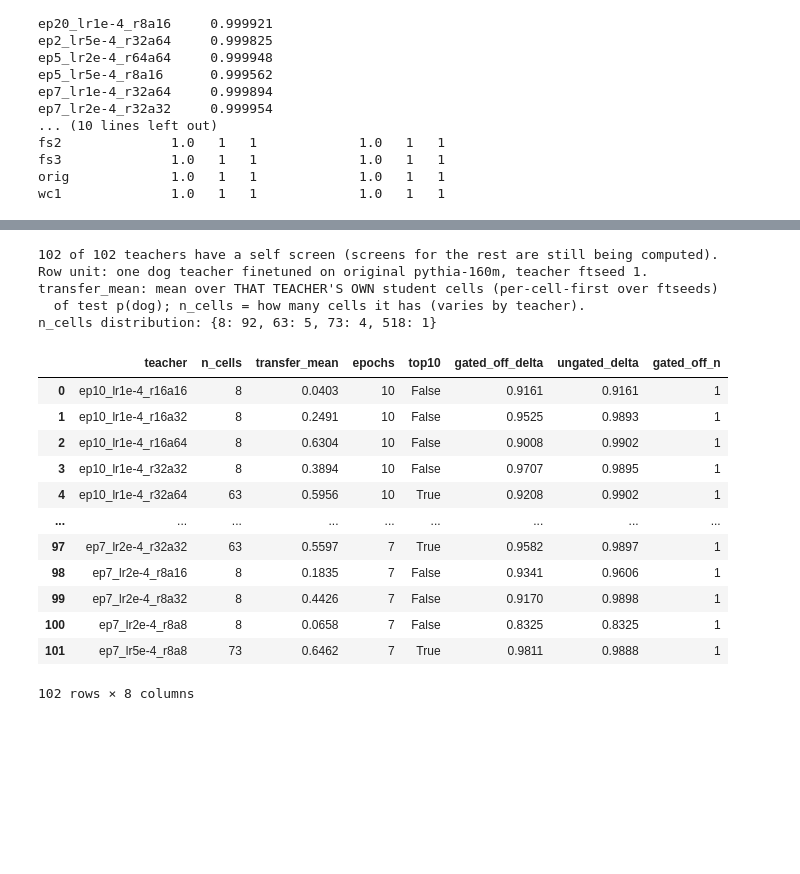
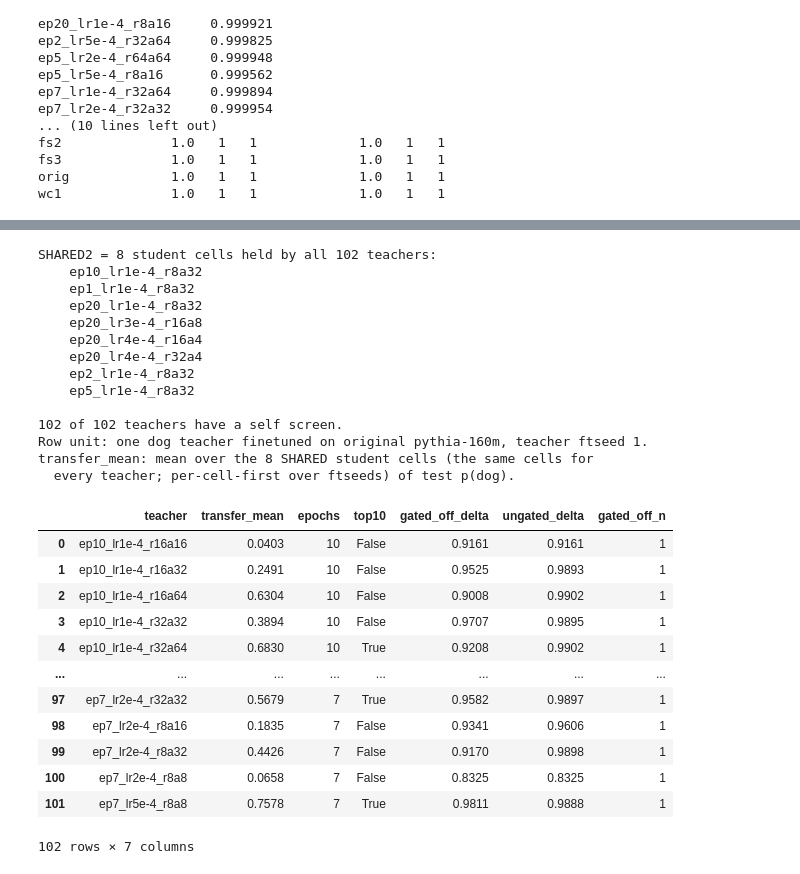
Before and after one commit to AnandVishesh1301/EleutherAI_subliminal_learning, a Jupyter notebook: notebooks/steerability_vs_transfer.ipynb, the cells around one changed output, grey strips where cells are left out. Cells and saved outputs as stored; diff of their text form; code cells hidden in the pictures; blank space fills up the shorter version.

```diff
--- a/notebooks/steerability_vs_transfer.ipynb
+++ b/notebooks/steerability_vs_transfer.ipynb
@@ -356,51 +400,70 @@ rows only.
 # %%
 T2ROOT = OUT / "students/dog/pythia-160m/teacher-pythia-160m"
 all_teachers = sorted(d.name[: -len("_tseed1")] for d in T2ROOT.iterdir()
                       if d.is_dir() and d.name.endswith("_tseed1") and (d / POOL).is_dir())
 
+CELLS2 = {t: cell_scores(t, "pythia-160m") for t in all_teachers}
+CELLS2 = {t: cs for t, cs in CELLS2.items() if cs}
+# SHARED2: student cells held by EVERY teacher in this section. Transfer is measured on exactly
+# these cells for every teacher; any extra cells a teacher happens to have are ignored.
+SHARED2 = sorted(set.intersection(*(set(cs) for cs in CELLS2.values())))
+n_shared_cells = len(SHARED2)
+for t, cs in CELLS2.items():
+    missing = [c for c in SHARED2 if c not in cs]
+    assert not missing, (t, missing)
+print(f"SHARED2 = {n_shared_cells} student cells held by all {len(CELLS2)} teachers:")
+for c in SHARED2:
+    print("   ", c)
+
 rows2 = []
-for t in all_teachers:
-    cs = cell_scores(t, "pythia-160m")
-    if not cs:
-        continue
+for t, cs in CELLS2.items():
     sc = screen_row(t, "self")
     ep = re.search(r"ep(\d+)", t)
-    rows2.append({"teacher": t, "n_cells": len(cs),
-                  "transfer_mean": float(np.mean(list(cs.values()))),
+    rows2.append({"teacher": t,
+                  "transfer_mean": float(np.mean([cs[c] for c in SHARED2])),
                   "epochs": int(ep.group(1)) if ep else np.nan,
                   "top10": t in TAGS, "cells": tuple(sorted(cs)),
                   "has_screen": sc is not None,
                   **(sc or {k: np.nan for k in
                      ["gated_off_delta", "gated_off_n", "ungated_delta", "gated_neg_off_delta",
                       "gated_neg_off_n", "teacher_val_p", "base_val_p", "selection_set"]})})
 t2 = pd.DataFrame(rows2)
 M, N = len(t2), int(t2["has_screen"].sum())
-print(f"{N} of {M} teachers have a self screen (screens for the rest are still being computed).")
+print(f"\n{N} of {M} teachers have a self screen"
+      + (" (screens for the rest are still being computed)." if N < M else "."))
 print("Row unit: one dog teacher finetuned on original pythia-160m, teacher ftseed 1.")
-print("transfer_mean: mean over THAT TEACHER'S OWN student cells (per-cell-first over ftseeds)")
-print("  of test p(dog); n_cells = how many cells it has (varies by teacher).")
-print("n_cells distribution:", t2["n_cells"].value_counts().sort_index().to_dict())
-t2.loc[t2["has_screen"], ["teacher", "n_cells", "transfer_mean", "epochs", "top10",
+print(f"transfer_mean: mean over the {n_shared_cells} SHARED student cells (the same cells for")
+print("  every teacher; per-cell-first over ftseeds) of test p(dog).")
+t2.loc[t2["has_screen"], ["teacher", "transfer_mean", "epochs", "top10",
                           "gated_off_delta", "ungated_delta", "gated_off_n"]].round(4)
 # %% [output]
-102 of 102 teachers have a self screen (screens for the rest are still being computed).
+SHARED2 = 8 student cells held by all 102 teachers:
+    ep10_lr1e-4_r8a32
+    ep1_lr1e-4_r8a32
+    ep20_lr1e-4_r8a32
+    ep20_lr3e-4_r16a8
+    ep20_lr4e-4_r16a4
+    ep20_lr4e-4_r32a4
+    ep2_lr1e-4_r8a32
+    ep5_lr1e-4_r8a32
+
+102 of 102 teachers have a self screen.
 Row unit: one dog teacher finetuned on original pythia-160m, teacher ftseed 1.
-transfer_mean: mean over THAT TEACHER'S OWN student cells (per-cell-first over ftseeds)
-  of test p(dog); n_cells = how many cells it has (varies by teacher).
-n_cells distribution: {8: 92, 63: 5, 73: 4, 518: 1}
+transfer_mean: mean over the 8 SHARED student cells (the same cells for
+  every teacher; per-cell-first over ftseeds) of test p(dog).
-|  | teacher | n_cells | transfer_mean | epochs | top10 | gated_off_delta | ungated_delta | gated_off_n |
-| 0 | ep10_lr1e-4_r16a16 | 8 | 0.0403 | 10 | False | 0.9161 | 0.9161 | 1 |
-| 1 | ep10_lr1e-4_r16a32 | 8 | 0.2491 | 10 | False | 0.9525 | 0.9893 | 1 |
-| 2 | ep10_lr1e-4_r16a64 | 8 | 0.6304 | 10 | False | 0.9008 | 0.9902 | 1 |
-| 3 | ep10_lr1e-4_r32a32 | 8 | 0.3894 | 10 | False | 0.9707 | 0.9895 | 1 |
-| 4 | ep10_lr1e-4_r32a64 | 63 | 0.5956 | 10 | True | 0.9208 | 0.9902 | 1 |
-| ... | ... | ... | ... | ... | ... | ... | ... | ... |
-| 97 | ep7_lr2e-4_r32a32 | 63 | 0.5597 | 7 | True | 0.9582 | 0.9897 | 1 |
-| 98 | ep7_lr2e-4_r8a16 | 8 | 0.1835 | 7 | False | 0.9341 | 0.9606 | 1 |
-| 99 | ep7_lr2e-4_r8a32 | 8 | 0.4426 | 7 | False | 0.9170 | 0.9898 | 1 |
-| 100 | ep7_lr2e-4_r8a8 | 8 | 0.0658 | 7 | False | 0.8325 | 0.8325 | 1 |
-| 101 | ep7_lr5e-4_r8a8 | 73 | 0.6462 | 7 | True | 0.9811 | 0.9888 | 1 |
+|  | teacher | transfer_mean | epochs | top10 | gated_off_delta | ungated_delta | gated_off_n |
+| 0 | ep10_lr1e-4_r16a16 | 0.0403 | 10 | False | 0.9161 | 0.9161 | 1 |
+| 1 | ep10_lr1e-4_r16a32 | 0.2491 | 10 | False | 0.9525 | 0.9893 | 1 |
+| 2 | ep10_lr1e-4_r16a64 | 0.6304 | 10 | False | 0.9008 | 0.9902 | 1 |
+| 3 | ep10_lr1e-4_r32a32 | 0.3894 | 10 | False | 0.9707 | 0.9895 | 1 |
+| 4 | ep10_lr1e-4_r32a64 | 0.6830 | 10 | True | 0.9208 | 0.9902 | 1 |
+| ... | ... | ... | ... | ... | ... | ... | ... |
+| 97 | ep7_lr2e-4_r32a32 | 0.5679 | 7 | True | 0.9582 | 0.9897 | 1 |
+| 98 | ep7_lr2e-4_r8a16 | 0.1835 | 7 | False | 0.9341 | 0.9606 | 1 |
+| 99 | ep7_lr2e-4_r8a32 | 0.4426 | 7 | False | 0.9170 | 0.9898 | 1 |
+| 100 | ep7_lr2e-4_r8a8 | 0.0658 | 7 | False | 0.8325 | 0.8325 | 1 |
+| 101 | ep7_lr5e-4_r8a8 | 0.7578 | 7 | True | 0.9811 | 0.9888 | 1 |
-102 rows × 8 columns
+102 rows × 7 columns
 # %%
 s2 = t2[t2["has_screen"]].dropna(subset=["transfer_mean", "gated_off_delta"])
 out2 = []
```
Also changed, not shown: parts of 12 cells of this notebook, 35 other files.
